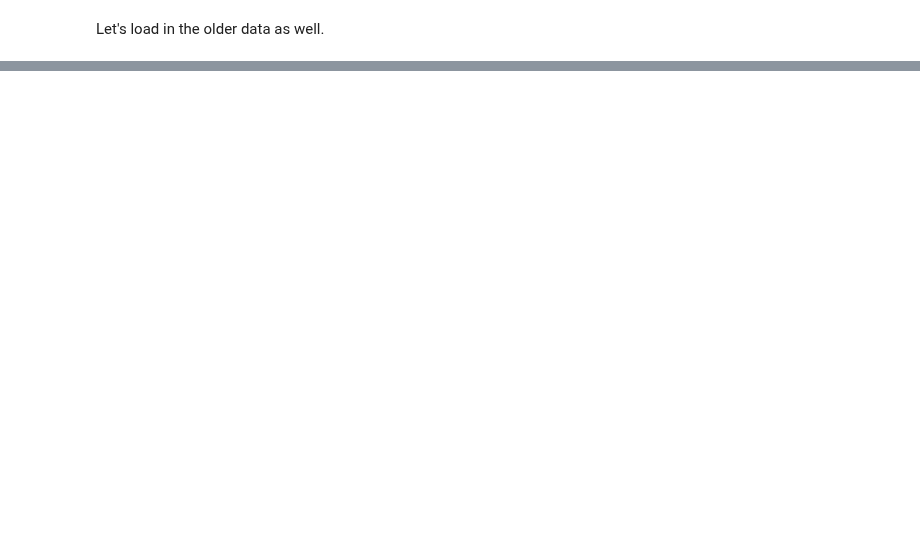
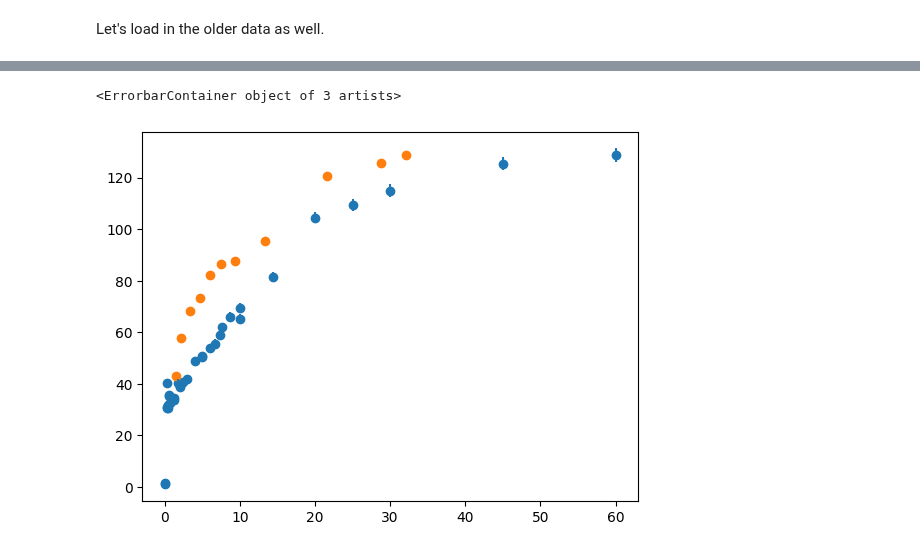
Before and after one commit to EmilLenler/PhD-Work, a Jupyter notebook: Jeppe Bachelor/OctopoleFilling1104.ipynb, the cells around one changed output, grey strips where cells are left out. Saved outputs shown, nothing was run; the diff lists cells and outputs as text; code cells hidden in the pictures; blank space fills up the shorter version.

```diff
--- a/Jeppe Bachelor/OctopoleFilling1104.ipynb
+++ b/Jeppe Bachelor/OctopoleFilling1104.ipynb
@@ -47,0 +59,11 @@ with open('OctopoleFillingData_10_04_24(Sheet1).csv', mode ='r')as file:
+# %%
+fig,ax = plt.subplots()
+
+ax.scatter(times*adjustmentFactor,np.array(counts)/20)
+ax.scatter(np.array(times2)*1.5*meanCurrent2[0]/np.array(meanCurrent2),np.array(counts2)/20/adj)
+
+ax.errorbar(times*adjustmentFactor,np.array(counts)/20,np.sqrt(counts)/20,ls = '')
+ax.errorbar(times*1.5*meanCurrent2[0]/np.array(meanCurrent2))
+# %% [output]
+<ErrorbarContainer object of 3 artists>
+[figure, added]
```
Also changed, not shown: parts of 3 cells of this notebook, 1 other file.
